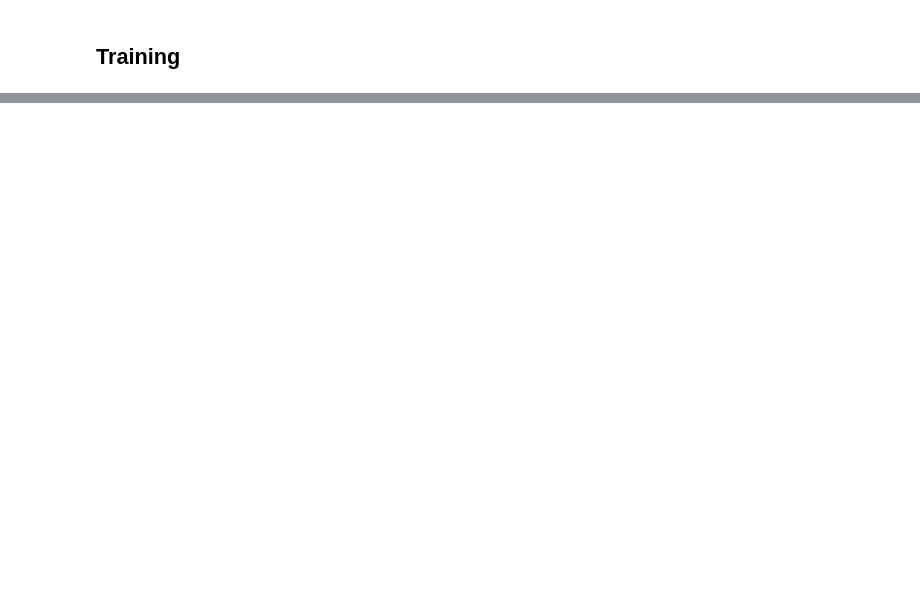
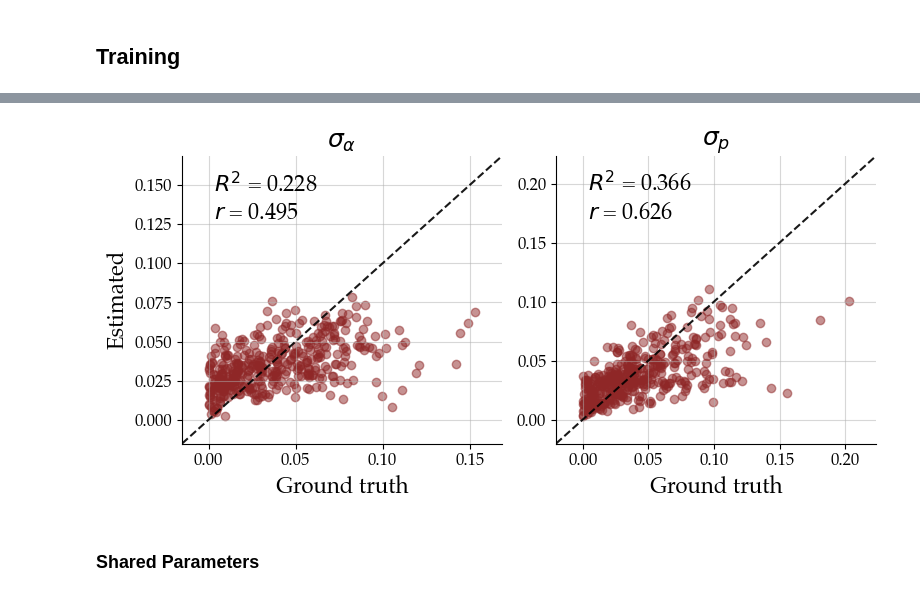
Before and after one commit to LuSchumacher/non-stationary-reinforcement-learning, a Jupyter notebook: rlwm/notebooks/rlwm_development.ipynb, the cells around one changed output, grey strips where cells are left out. Saved outputs shown, nothing was run; the diff lists cells and outputs as text; code cells hidden in the pictures; blank space fills up the shorter version.

```diff
--- a/rlwm/notebooks/rlwm_development.ipynb
+++ b/rlwm/notebooks/rlwm_development.ipynb
@@ -165,0 +223,4 @@ f = bf.diagnostics.plot_losses(history)
+# %%
+true_theta = validation_sims['local_parameters']
+true_eta = validation_sims['global_parameters']
+true_kappa = validation_sims['shared_parameters']
@@ -165,0 +311,12 @@ f = bf.diagnostics.plot_losses(history)
+# %%
+post_eta_trans = post_eta * ETA_PRIOR_STD + ETA_PRIOR_MEAN
+# %%
+f = bf.diagnostics.plot_recovery(
+    post_eta_trans, true_eta,
+    param_names=ETA_LABELS,
+    uncertainty_agg=None
+)
+# %% [output]
+[figure, added]
+# %% [markdown]
+### Shared Parameters
```
Also changed, not shown: parts of 39 cells of this notebook, 4 other files.
